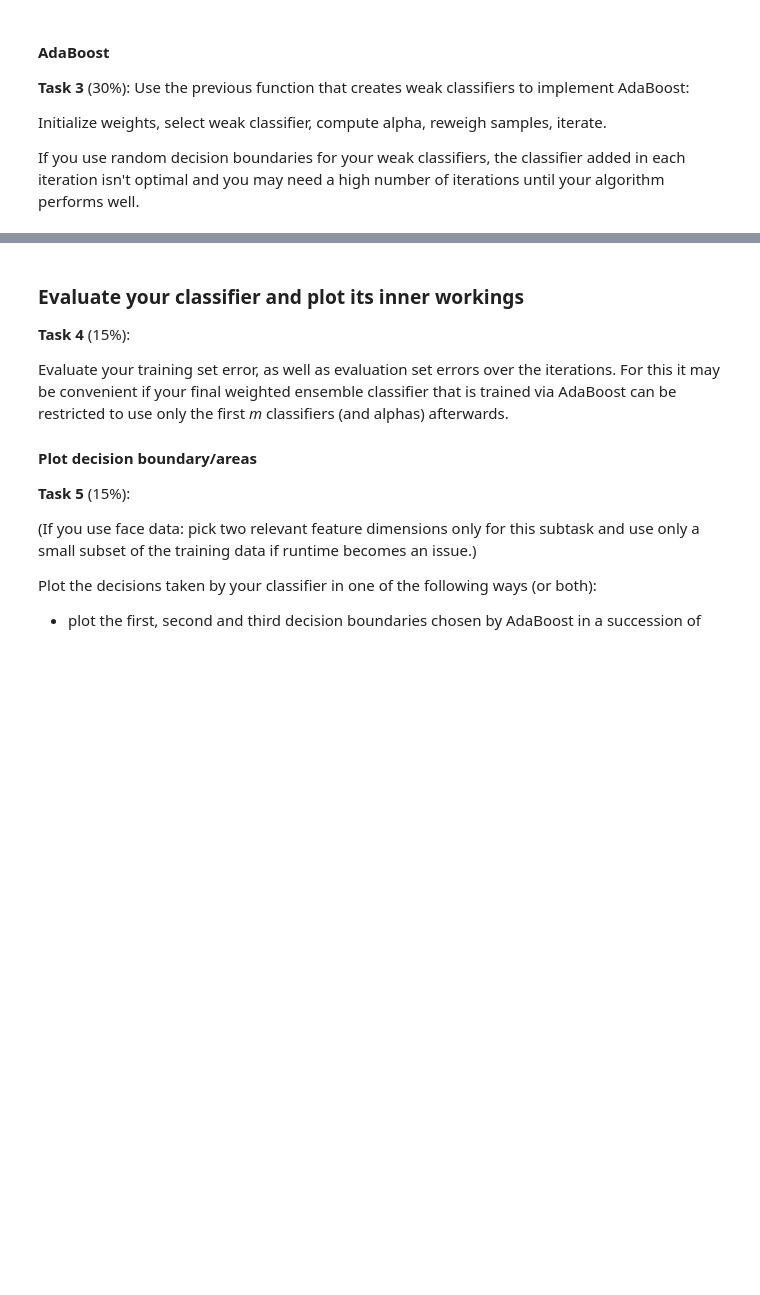
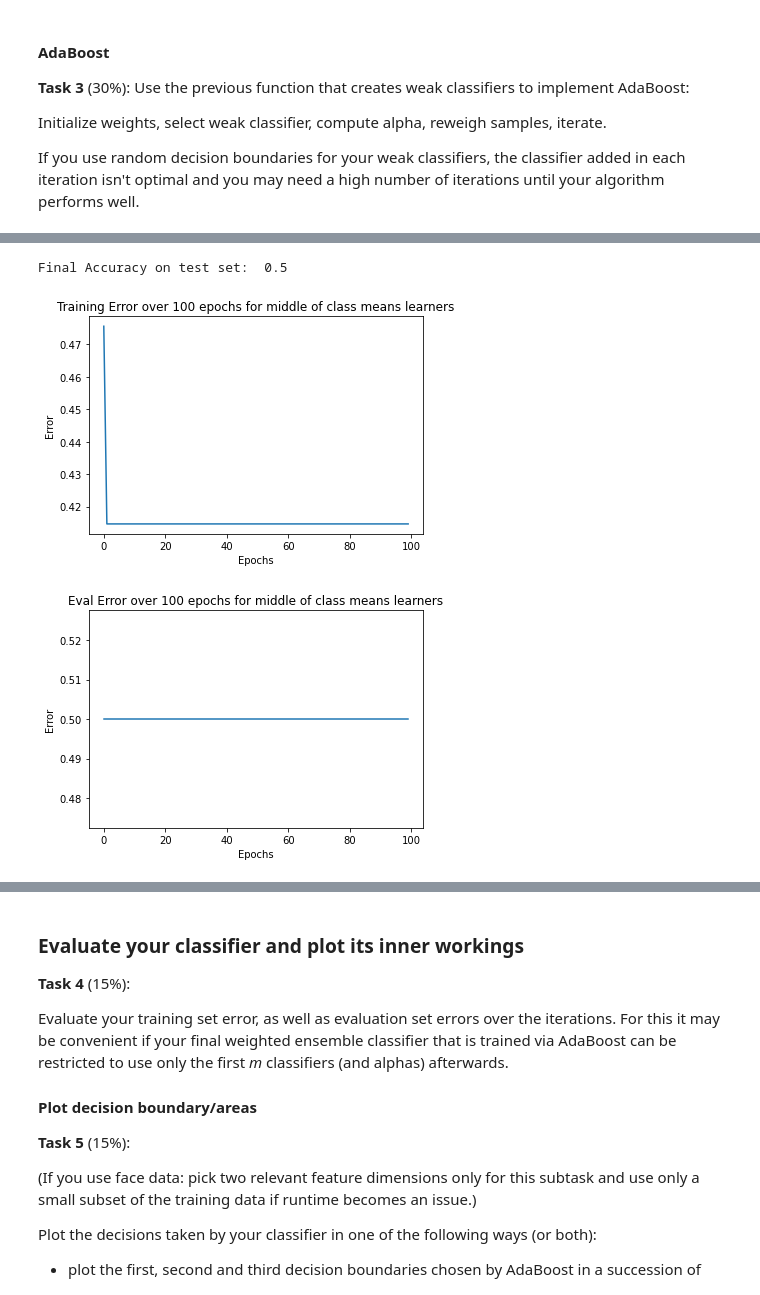
Before and after one commit to MzudemO/ml-ss2021, a Jupyter notebook: Assignment 5/exercise_5_Adaboost_sheet.ipynb, the cells around one changed output, grey strips where cells are left out. Cells and saved outputs as stored; diff of their text form; code cells hidden in the pictures; blank space fills up the shorter version.

```diff
--- a/Assignment 5/exercise_5_Adaboost_sheet.ipynb
+++ b/Assignment 5/exercise_5_Adaboost_sheet.ipynb
@@ -193,0 +252,28 @@ print(acc)
+# %%
+data = np.loadtxt('dataCircle.txt')
+np.random.shuffle(data)
+split_index = round(data.shape[0] * 0.8)
+train = data[:split_index]
+test = data[split_index:]
+
+ensemble = AdaBoost()
+training_errors, eval_errors = ensemble.train(train, test, 100, random_boundary=False)
+pred = ensemble.predict(test)
+acc = accuracy(test[:, -1], pred)
+print("Final Accuracy on test set: ", acc)
+
+plt.plot(range(len(training_errors)), training_errors)
+plt.title(f"Training Error over {len(training_errors)} epochs for middle of class means learners")
+plt.xlabel("Epochs")
+plt.ylabel("Error")
+plt.show()
+
+plt.plot(range(len(eval_errors)), eval_errors)
+plt.title(f"Eval Error over {len(eval_errors)} epochs for middle of class means learners")
+plt.xlabel("Epochs")
+plt.ylabel("Error")
+plt.show()
+# %% [output]
+Final Accuracy on test set:  0.5
+[figure, added]
+[figure, added]
```
Also changed, not shown: parts of 8 cells of this notebook.
